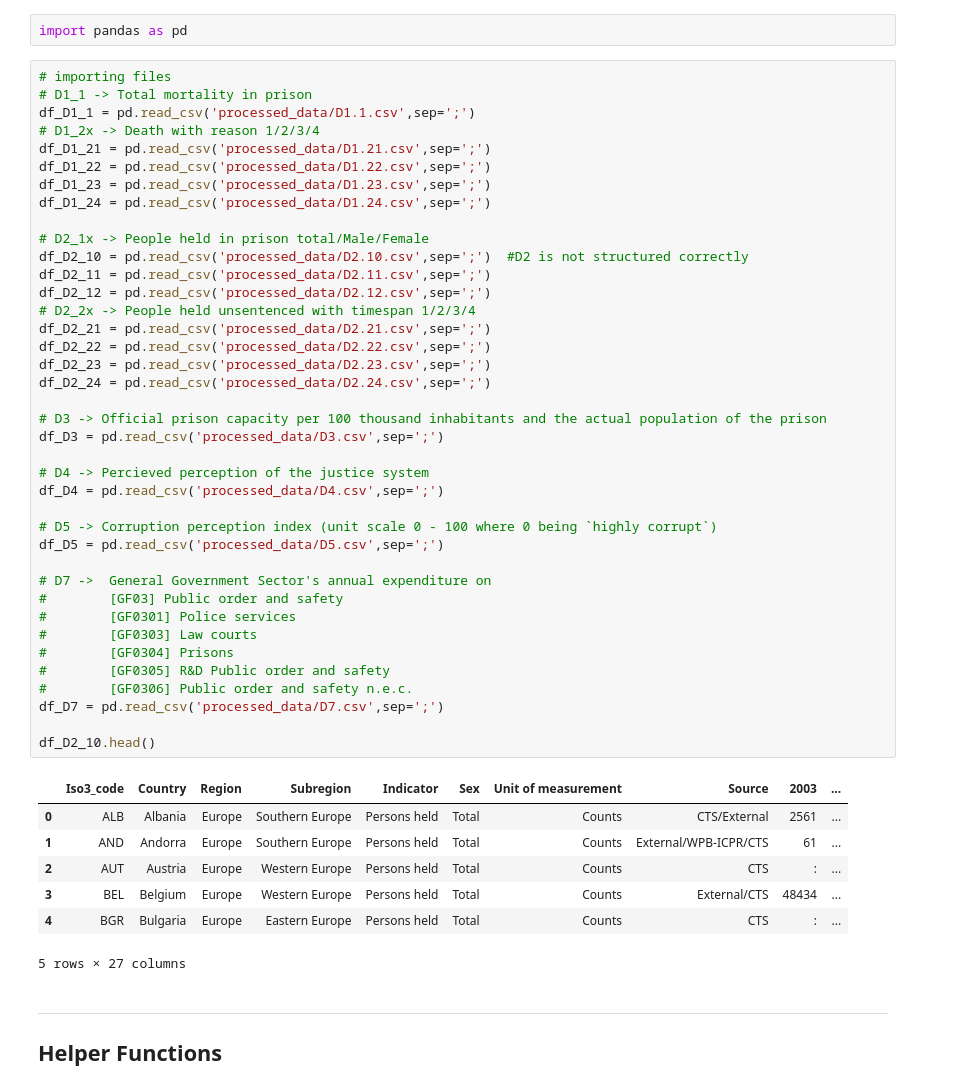
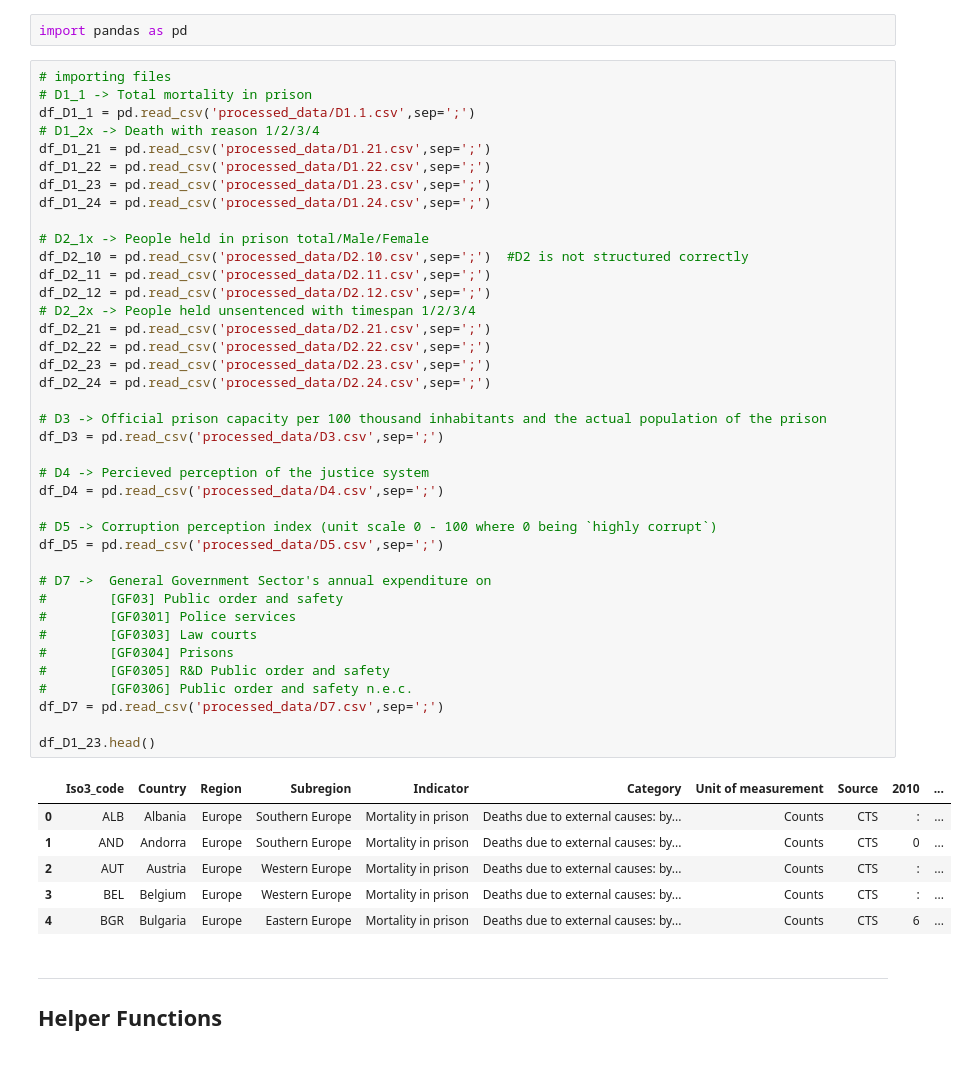
Before and after one commit to Prisoner-s-Dilemma/OpenAccess-DigitalEthics-ProjectMaterial, a Jupyter notebook: Mashup_datasets.ipynb, the cells around one changed output. Cells and saved outputs as stored; diff of their text form.

```diff
--- a/Mashup_datasets.ipynb
+++ b/Mashup_datasets.ipynb
@@ -14,41 +14,40 @@ df_D1_24 = pd.read_csv('processed_data/D1.24.csv',sep=';')
 
 # D2_1x -> People held in prison total/Male/Female
 df_D2_10 = pd.read_csv('processed_data/D2.10.csv',sep=';')  #D2 is not structured correctly
 df_D2_11 = pd.read_csv('processed_data/D2.11.csv',sep=';')
 df_D2_12 = pd.read_csv('processed_data/D2.12.csv',sep=';')
 # D2_2x -> People held unsentenced with timespan 1/2/3/4
 df_D2_21 = pd.read_csv('processed_data/D2.21.csv',sep=';')
 df_D2_22 = pd.read_csv('processed_data/D2.22.csv',sep=';')
 df_D2_23 = pd.read_csv('processed_data/D2.23.csv',sep=';')
 df_D2_24 = pd.read_csv('processed_data/D2.24.csv',sep=';')
 
 # D3 -> Official prison capacity per 100 thousand inhabitants and the actual population of the prison
 df_D3 = pd.read_csv('processed_data/D3.csv',sep=';')
 
 # D4 -> Percieved perception of the justice system
 df_D4 = pd.read_csv('processed_data/D4.csv',sep=';')
 
 # D5 -> Corruption perception index (unit scale 0 - 100 where 0 being `highly corrupt`)
 df_D5 = pd.read_csv('processed_data/D5.csv',sep=';')
 
 # D7 ->  General Government Sector's annual expenditure on
 #        [GF03] Public order and safety
 #        [GF0301] Police services
 #        [GF0303] Law courts
 #        [GF0304] Prisons
 #        [GF0305] R&D Public order and safety
 #        [GF0306] Public order and safety n.e.c.
 df_D7 = pd.read_csv('processed_data/D7.csv',sep=';')
 
-df_D2_10.head()
+df_D1_23.head()
 # %% [output]
-|  | Iso3_code | Country | Region | Subregion | Indicator | Sex | Unit of measurement | Source | 2003 | ... |
-| 0 | ALB | Albania | Europe | Southern Europe | Persons held | Total | Counts | CTS/External | 2561 | ... |
-| 1 | AND | Andorra | Europe | Southern Europe | Persons held | Total | Counts | External/WPB-ICPR/CTS | 61 | ... |
-| 2 | AUT | Austria | Europe | Western Europe | Persons held | Total | Counts | CTS | : | ... |
-| 3 | BEL | Belgium | Europe | Western Europe | Persons held | Total | Counts | External/CTS | 48434 | ... |
-| 4 | BGR | Bulgaria | Europe | Eastern Europe | Persons held | Total | Counts | CTS | : | ... |
+|  | Iso3_code | Country | Region | Subregion | Indicator | Category | Unit of measurement | Source | 2010 | ... |
+| 0 | ALB | Albania | Europe | Southern Europe | Mortality in prison | Deaths due to external causes: by... | Counts | CTS | : | ... |
+| 1 | AND | Andorra | Europe | Southern Europe | Mortality in prison | Deaths due to external causes: by... | Counts | CTS | 0 | ... |
+| 2 | AUT | Austria | Europe | Western Europe | Mortality in prison | Deaths due to external causes: by... | Counts | CTS | : | ... |
+| 3 | BEL | Belgium | Europe | Western Europe | Mortality in prison | Deaths due to external causes: by... | Counts | CTS | : | ... |
+| 4 | BGR | Bulgaria | Europe | Eastern Europe | Mortality in prison | Deaths due to external causes: by... | Counts | CTS | 6 | ... |
-5 rows × 27 columns
 # %% [markdown]
 <hr>
 
```
Also changed, not shown: parts of 5 cells of this notebook.
